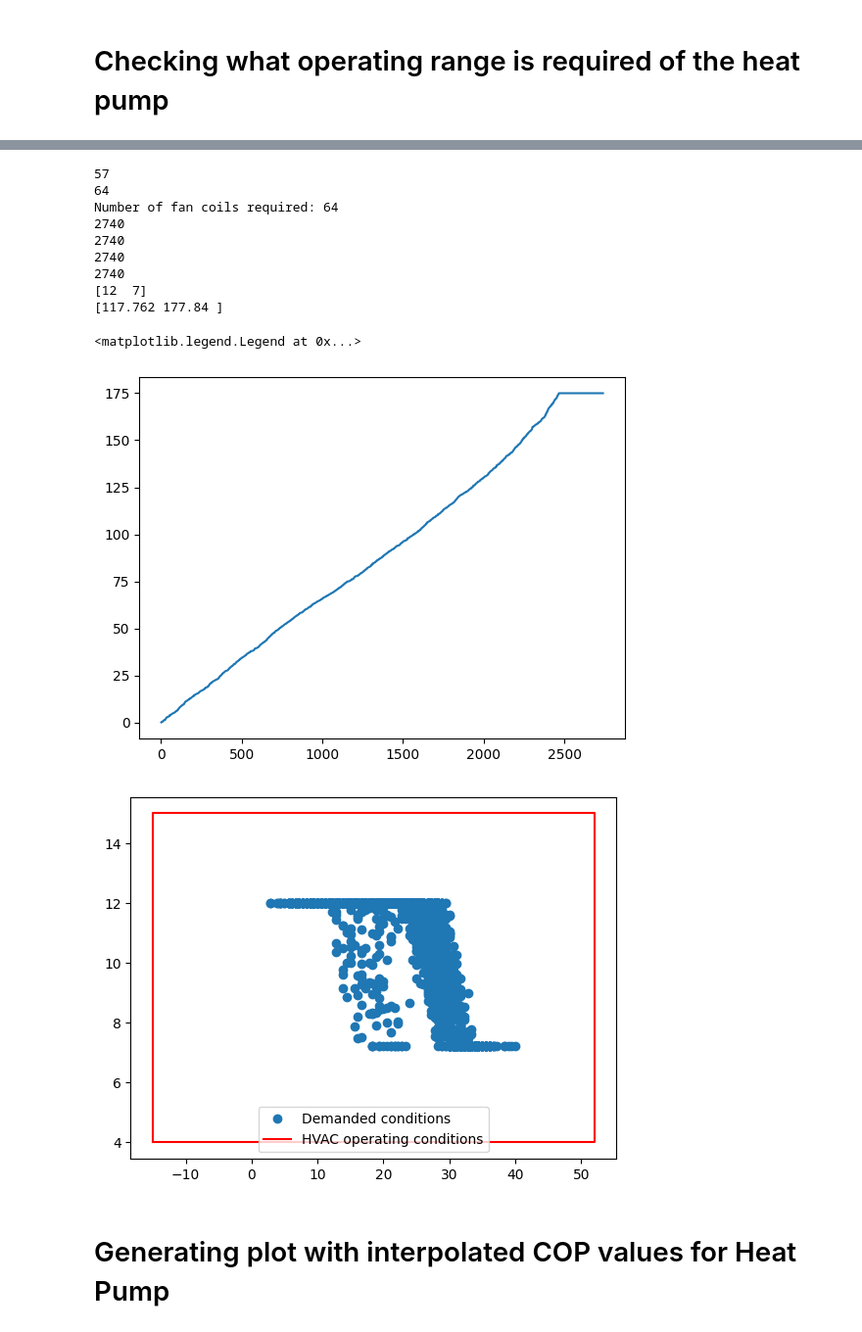
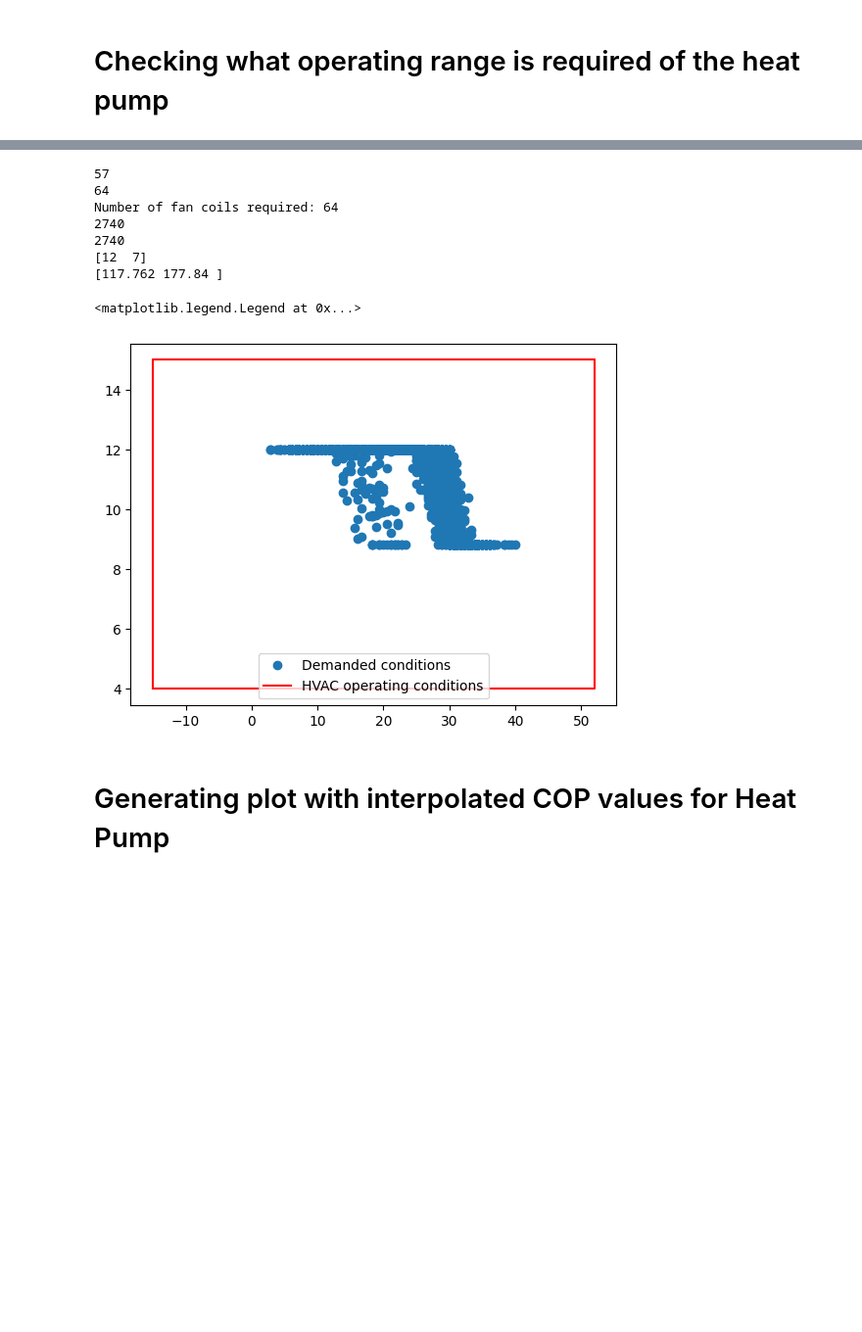
Before and after one commit to SNaylor12543/Variable_Output_Temperature_Heat_Pump, a Jupyter notebook: Notebook.ipynb, the cells around one changed output, grey strips where cells are left out. Shown at 98% size. Cells and saved outputs as stored; diff of their text form; code cells hidden in the pictures; blank space fills up the shorter version.

Commit message:
getting rid of debugging print()

```diff
--- a/Notebook.ipynb
+++ b/Notebook.ipynb
@@ -63,50 +53,34 @@ HD = Heating_Distribution("Data/HFP-550LM-Z1", heat_pump_capacity, HVAC_capacity
 # Cooling conditions
 
 plt.figure(2)
 
 air_temp = Data.column_from_csv("Data/XL-BES-Tool_Output.csv", "External temperture (ºC)")
 cooling_demand = Data.column_from_csv("Data/XL-BES-Tool_Output.csv", "Cooling_thermal_load(kW)")
 
 cooling_demand = np.clip(cooling_demand, 0, HVAC_capacity)
 
 indices = [i for i, x in enumerate(cooling_demand) if x == 0]
 cooling_demand = np.delete(cooling_demand, indices)
 air_temp = np.delete(air_temp, indices)
-print(len(air_temp))
-print(len(cooling_demand))
-
-plt.figure(2)
-plt.plot(np.arange(1,len(cooling_demand)+1,1), np.sort(cooling_demand))
-
-plt.figure(1)
-
-indices = [i for i, x in enumerate(cooling_demand) if x == 0]
-cooling_demand = np.delete(cooling_demand, indices)
-air_temp = np.delete(air_temp, indices)
-print(len(air_temp))
-print(len(cooling_demand))
 
 hydronics_temp = HD.interp_flow_temp_cooling(cooling_demand)
 
 plt.plot(air_temp, hydronics_temp, marker="o", label="Demanded conditions", linestyle="None")
 
 air_temp_op_conditions = np.array([-15, -15, 52, 52, -15])
 hydronics_temp_op_conditions = np.array([4, 15, 15, 4, 4])
 plt.plot(air_temp_op_conditions, hydronics_temp_op_conditions, color="red", label="HVAC operating conditions")
 plt.legend()
 # %% [output]
 57
 64
 Number of fan coils required: 64
 2740
 2740
-2740
-2740
 [12  7]
 [117.762 177.84 ]
 <matplotlib.legend.Legend at 0x...>
-[figure, old version]
+[figure, new version]
-[figure, removed]
 # %% [markdown]
 # Generating plot with interpolated COP values for Heat Pump
 # %%
```
Also changed, not shown: parts of 4 cells of this notebook, 1 other file.
